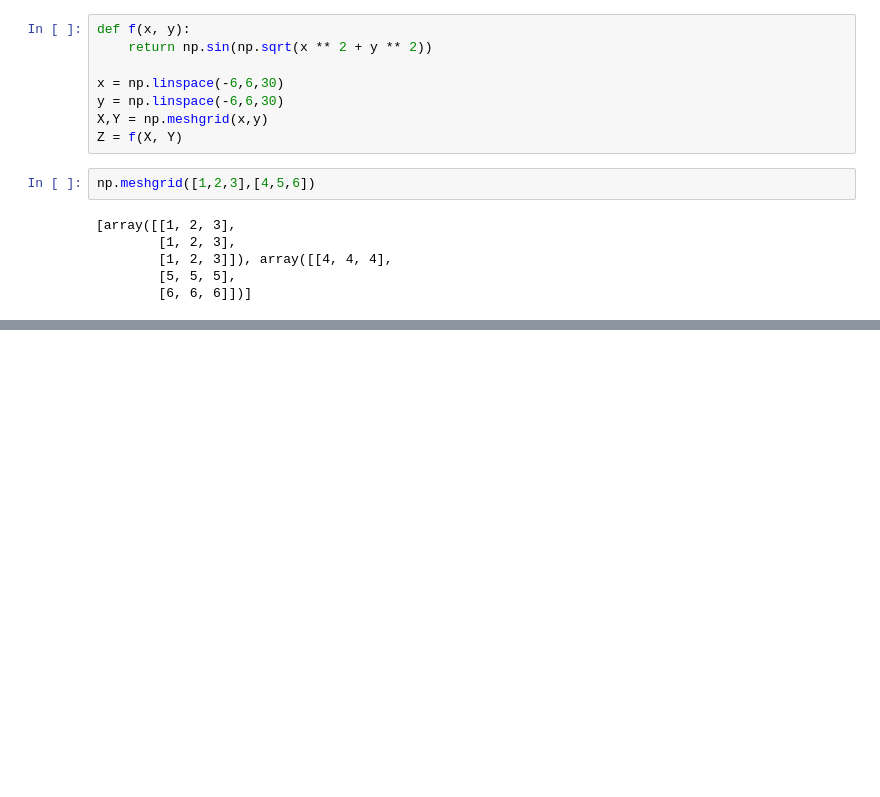
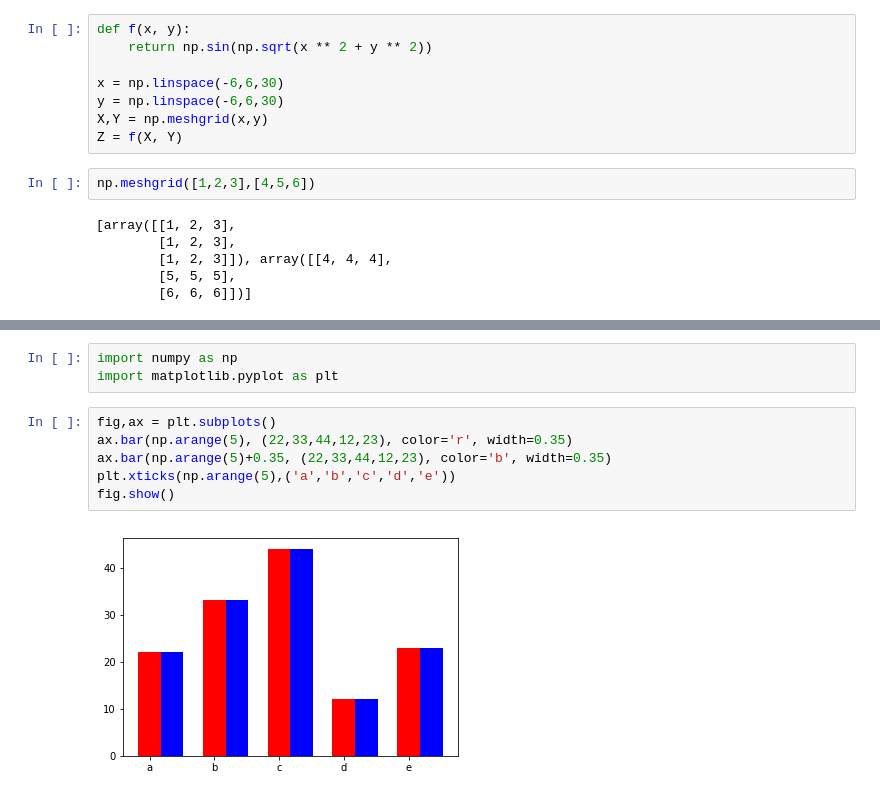
Before and after one commit to edyoda/data-science-ml-foundation-10, a Jupyter notebook: New-19 Three dimension plotting.ipynb, the cells around one changed output, grey strips where cells are left out. Cells and saved outputs as stored; diff of their text form; blank space fills up the shorter version.

```diff
--- a/New-19 Three dimension plotting.ipynb
+++ b/New-19 Three dimension plotting.ipynb
@@ -39,0 +60,11 @@ ax.contour3D(X, Y, Z, 100)
+# %%
+import numpy as np
+import matplotlib.pyplot as plt
+# %%
+fig,ax = plt.subplots()
+ax.bar(np.arange(5), (22,33,44,12,23), color='r', width=0.35)
+ax.bar(np.arange(5)+0.35, (22,33,44,12,23), color='b', width=0.35)
+plt.xticks(np.arange(5),('a','b','c','d','e'))
+fig.show()
+# %% [output]
+[figure, added]
```
Also changed, not shown: parts of 3 cells of this notebook, 6 other files.
